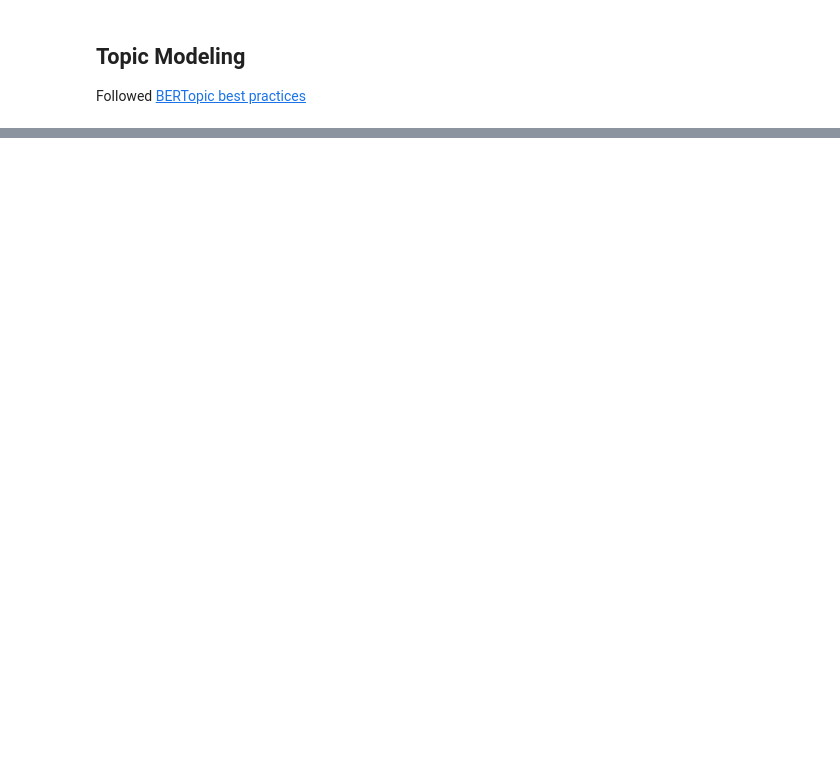
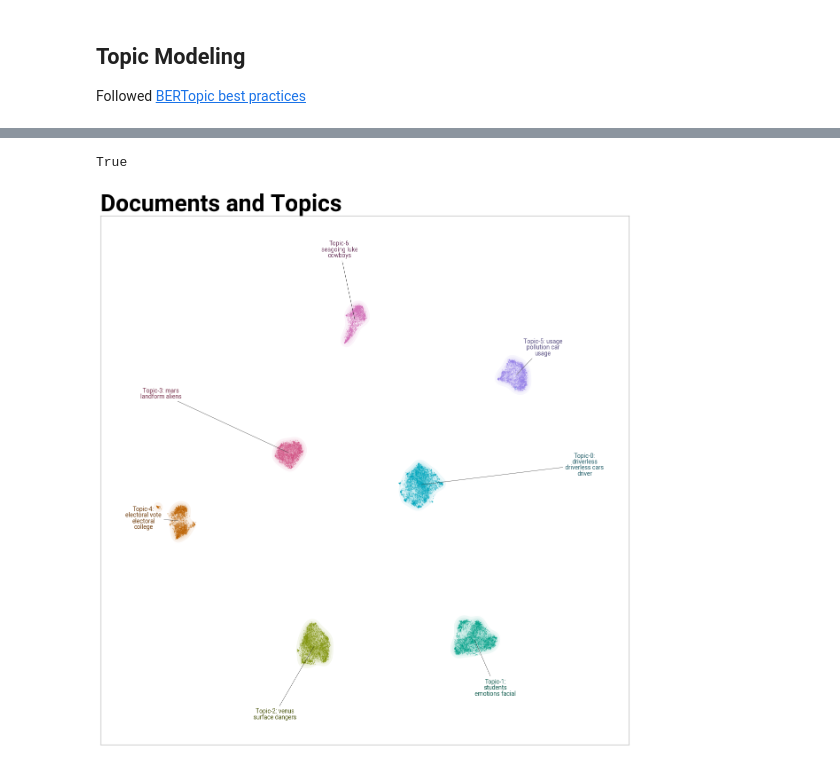
Before and after one commit to Shakleen/Kaggle-Automated-Essay-Scoring, a Jupyter notebook: notebooks/topic_modeling/BERTopic_comp_only.ipynb, the cells around one changed output, grey strips where cells are left out. Drawn from its saved outputs; the diff is of its cells as text; code cells hidden in the pictures; blank space fills up the shorter version.

```diff
--- a/notebooks/topic_modeling/BERTopic_comp_only.ipynb
+++ b/notebooks/topic_modeling/BERTopic_comp_only.ipynb
@@ -101,6 +81,9 @@ hdbscan_model = HDBSCAN(
 # %%
 vectorizer_model = CountVectorizer(
     stop_words="english",
-    min_df=2,
-    ngram_range=(1, 2),
+    ngram_range=(1, 3),
+    strip_accents="unicode",
+    analyzer="word",
+    min_df=0.10,
+    max_df=0.90,
 )
@@ -106,0 +92,12 @@ vectorizer_model = CountVectorizer(
+# %%
+# KeyBERT
+keybert_model = KeyBERTInspired()
+
+# Part-of-Speech
+pos_model = PartOfSpeech("en_core_web_sm")
+
+# MMR
+mmr_model = MaximalMarginalRelevance(diversity=0.3)
+
+# All representation models
+representation_model = {"KeyBERT": keybert_model, "MMR": mmr_model, "POS": pos_model}
@@ -111,6 +114,7 @@ topic_model = BERTopic(
     umap_model=umap_model,
     hdbscan_model=hdbscan_model,
     vectorizer_model=vectorizer_model,
+    representation_model=representation_model,
     # Hyperparameters
     top_n_words=10,
     verbose=True,
@@ -118,5 +122,5 @@ topic_model = BERTopic(
 )
 
 # Train model
-topics, probs = topic_model.fit_transform(combined_df["full_text"], embeddings)
+topics, probs = topic_model.fit_transform(train_df["full_text"], embeddings)
 # %% [output]
@@ -165,4 +152,19 @@ topic_model.visualize_topics(custom_labels=True)
 topic_model.visualize_heatmap()
 # %%
 topic_model.visualize_hierarchy(custom_labels=True)
+# %%
+topic_model.calculate_probabilities
+# %% [output]
+True
+# %%
+# Reduce dimensionality of embeddings, this step is optional but much faster to perform iteratively:
+reduced_embeddings = UMAP(n_neighbors=10, n_components=2, min_dist=0.0, metric='cosine').fit_transform(embeddings)
+# %%
+# `topic_distr` contains the distribution of topics in each document
+_ = topic_model.visualize_document_datamap(
+    train_df["full_text"],
+    reduced_embeddings=reduced_embeddings,
+)
+# %% [output]
+[figure, added]
 # %%
```
Also changed, not shown: parts of 45 cells of this notebook, 17 other files.
